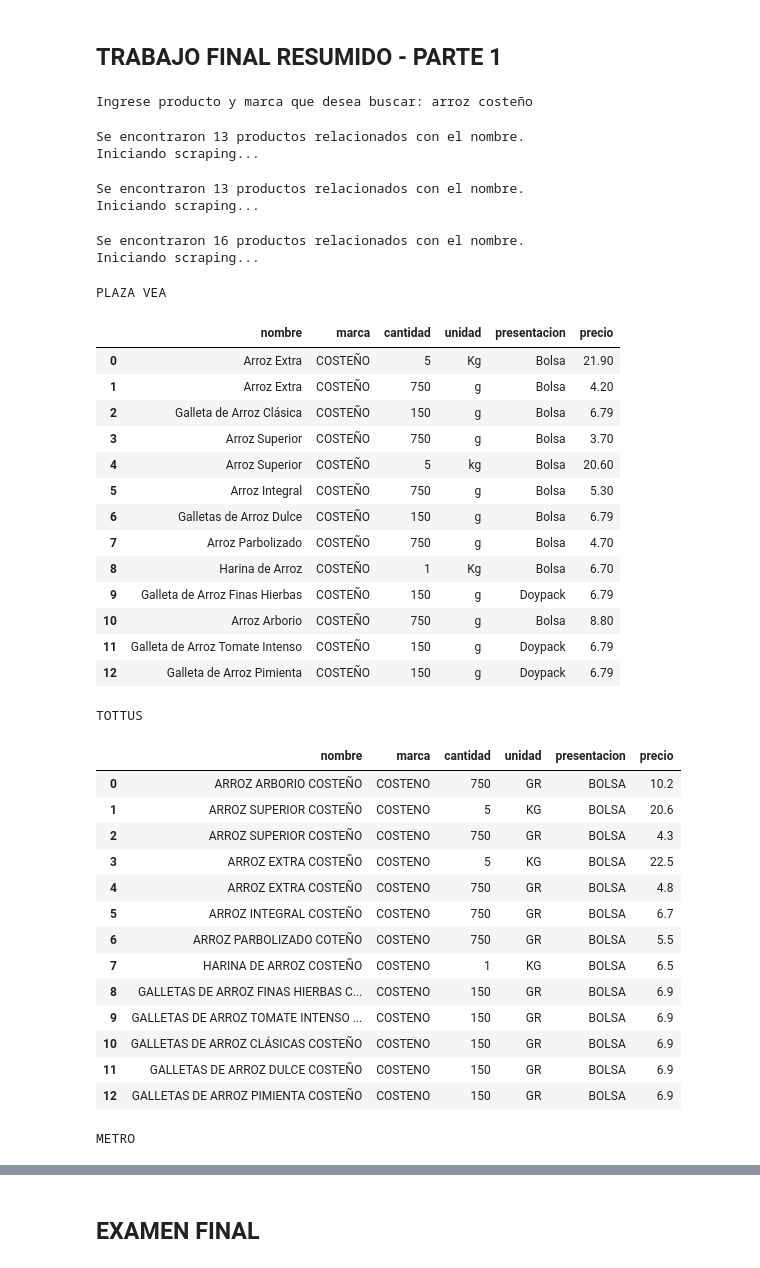
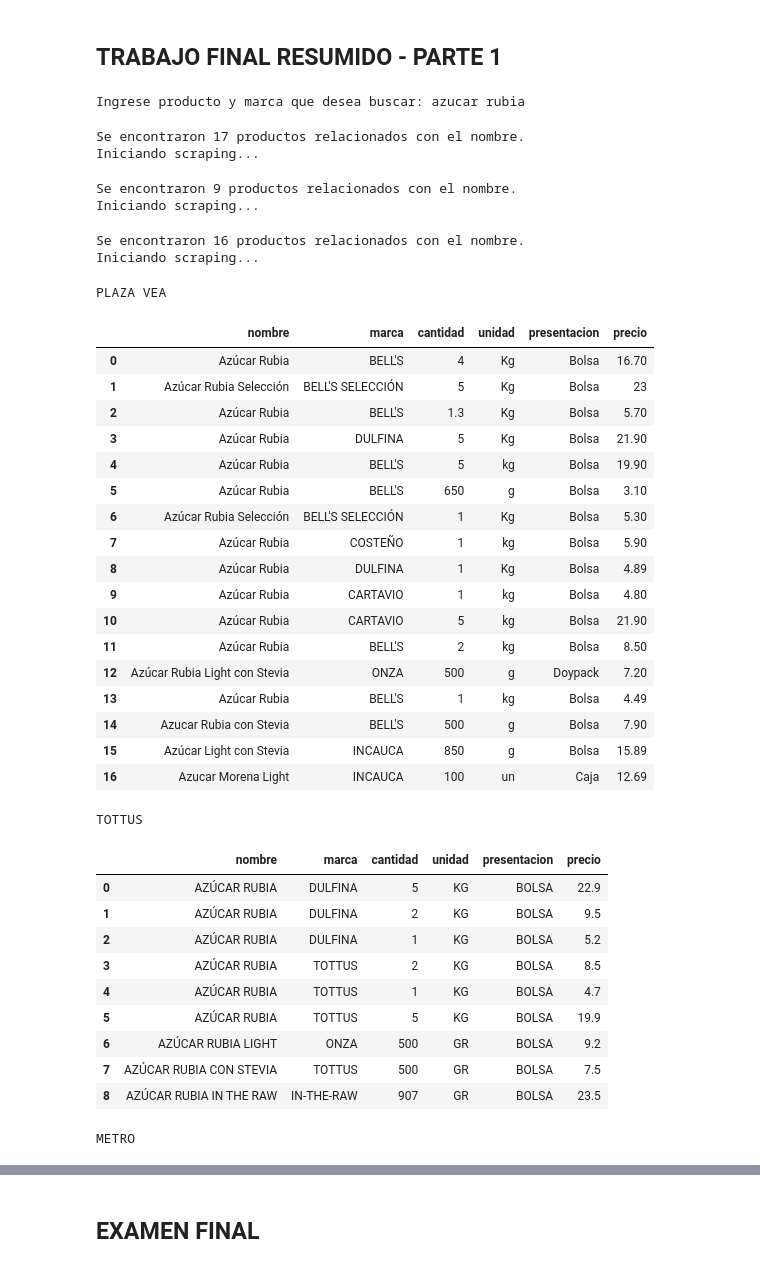
Before and after one commit to Leslie-Q/Trabajo-final-lp2, a Jupyter notebook: Trabajo final.ipynb, the cells around one changed output, grey strips where cells are left out. Saved outputs shown, nothing was run; the diff lists cells and outputs as text; code cells hidden in the pictures.

```diff
--- a/Trabajo final.ipynb
+++ b/Trabajo final.ipynb
@@ -442,8 +468,8 @@ Iniciando scraping...
 # %% [markdown]
 ### Ensamblando la automatizando de los 3 supermercados
 # %%
-PATH = 'C:/Users/LUIS/Desktop/Trabajo-final-lp2/chromedriver.exe'
-#PATH = 'C:/Users/Leslie/Desktop/LP2/Trabajo-final-lp2/chromedriver.exe'
+#PATH = 'C:/Users/LUIS/Desktop/Trabajo-final-lp2/chromedriver.exe'
+PATH = 'C:/Users/Leslie/Desktop/LP2/Trabajo-final-lp2/chromedriver.exe'
 
 # Juntamos las 3 automatizaciones antes realizadas con una busqueda unica
 producto_buscar = input('Ingrese producto que desea buscar: ')
@@ -1015,8 +1041,8 @@ Estructura_info_metro(df_metro)
 # %%
 
 def web_driver_plazavea(producto_buscar):
-    PATH = 'C:/Users/LUIS/Desktop/Trabajo-final-lp2/chromedriver.exe'
-    #PATH= 'C:/Users/Leslie/Desktop/LP2/Trabajo-final-lp2/chromedriver.exe'
+    #PATH = 'C:/Users/LUIS/Desktop/Trabajo-final-lp2/chromedriver.exe'
+    PATH= 'C:/Users/Leslie/Desktop/LP2/Trabajo-final-lp2/chromedriver.exe'
 
     url = 'https://www.plazavea.com.pe/search/?_query='+ producto_buscar
 
@@ -1035,8 +1061,8 @@ def web_driver_plazavea(producto_buscar):
     return df_plazavea
 
 def web_driver_tottus(producto_buscar):
-    PATH = 'C:/Users/LUIS/Desktop/Trabajo-final-lp2/chromedriver.exe'
-    #PATH= 'C:/Users/Leslie/Desktop/LP2/Trabajo-final-lp2/chromedriver.exe'
+    #PATH = 'C:/Users/LUIS/Desktop/Trabajo-final-lp2/chromedriver.exe'
+    PATH= 'C:/Users/Leslie/Desktop/LP2/Trabajo-final-lp2/chromedriver.exe'
 
     url = 'https://www.tottus.com.pe/buscar?q='+ producto_buscar
 
@@ -1055,8 +1081,8 @@ def web_driver_tottus(producto_buscar):
     return df_tottus
 
 def web_driver_metro(producto_buscar):
-    PATH = 'C:/Users/LUIS/Desktop/Trabajo-final-lp2/chromedriver.exe'
-    #PATH= 'C:/Users/Leslie/Desktop/LP2/Trabajo-final-lp2/chromedriver.exe'
+    #PATH = 'C:/Users/LUIS/Desktop/Trabajo-final-lp2/chromedriver.exe'
+    PATH= 'C:/Users/Leslie/Desktop/LP2/Trabajo-final-lp2/chromedriver.exe'
 
     url = 'https://www.metro.pe/busca/?ft='+ producto_buscar
 
@@ -1079,64 +1105,64 @@ def web_driver_metro(producto_buscar):
 # %%
 from IPython.display import display_html
 
-PATH = 'C:/Users/LUIS/Desktop/Trabajo-final-lp2/chromedriver.exe'
-#PATH= 'C:/Users/Leslie/Desktop/LP2/Trabajo-final-lp2/chromedriver.exe'
+#PATH = 'C:/Users/LUIS/Desktop/Trabajo-final-lp2/chromedriver.exe'
+PATH= 'C:/Users/Leslie/Desktop/LP2/Trabajo-final-lp2/chromedriver.exe'
 
 producto_buscar = input('Ingrese producto y marca que desea buscar: ')
 
 #Obteniendo la informacion en bruto de los supermercados
 df_plazavea_bruto = web_driver_plazavea(producto_buscar)
 df_tottus_bruto = web_driver_tottus(producto_buscar)
 df_metro_bruto = web_driver_metro(producto_buscar)
 
 #Estructurando la informacion de los 3
 df_plazavea_estruct = Estructura_info_plazavea(df_plazavea_bruto)
 df_tottus_estruct = Estructura_info_tottus(df_tottus_bruto)
 df_metro_estruct = Estructura_info_metro(df_metro_bruto)
 
 #Mostrando las informacion estructurada en un buen porcentaje
 df1_styler = df_plazavea_estruct.style.set_table_attributes("style='display:inline'").set_caption('PLAZA VEA')
 df2_styler = df_tottus_estruct.style.set_table_attributes("style='display:inline'").set_caption('TOTTUS')
 df3_styler = df_metro_estruct.style.set_table_attributes("style='display:inline'").set_caption('METRO')
 
 display_html(df1_styler._repr_html_()+df2_styler._repr_html_()+df3_styler._repr_html_(), raw=True)
 # %% [output]
-Ingrese producto y marca que desea buscar: arroz costeño
+Ingrese producto y marca que desea buscar: azucar rubia
-Se encontraron 13 productos relacionados con el nombre.
+Se encontraron 17 productos relacionados con el nombre.
 Iniciando scraping...
-Se encontraron 13 productos relacionados con el nombre.
+Se encontraron 9 productos relacionados con el nombre.
 Iniciando scraping...
 Se encontraron 16 productos relacionados con el nombre.
 Iniciando scraping...
 PLAZA VEA
 |  | nombre | marca | cantidad | unidad | presentacion | precio |
-| 0 | Arroz Extra | COSTEÑO | 5 | Kg | Bolsa | 21.90 |
-| 1 | Arroz Extra | COSTEÑO | 750 | g | Bolsa | 4.20 |
-| 2 | Galleta de Arroz Clásica | COSTEÑO | 150 | g | Bolsa | 6.79 |
-| 3 | Arroz Superior | COSTEÑO | 750 | g | Bolsa | 3.70 |
-| 4 | Arroz Superior | COSTEÑO | 5 | kg | Bolsa | 20.60 |
-| 5 | Arroz Integral | COSTEÑO | 750 | g | Bolsa | 5.30 |
-| 6 | Galletas de Arroz Dulce | COSTEÑO | 150 | g | Bolsa | 6.79 |
-| 7 | Arroz Parbolizado | COSTEÑO | 750 | g | Bolsa | 4.70 |
-| 8 | Harina de Arroz | COSTEÑO | 1 | Kg | Bolsa | 6.70 |
-| 9 | Galleta de Arroz Finas Hierbas | COSTEÑO | 150 | g | Doypack | 6.79 |
-| 10 | Arroz Arborio | COSTEÑO | 750 | g | Bolsa | 8.80 |
-| 11 | Galleta de Arroz Tomate Intenso | COSTEÑO | 150 | g | Doypack | 6.79 |
-| 12 | Galleta de Arroz Pimienta | COSTEÑO | 150 | g | Doypack | 6.79 |
+| 0 | Azúcar Rubia | BELL'S | 4 | Kg | Bolsa | 16.70 |
+| 1 | Azúcar Rubia Selección | BELL'S SELECCIÓN | 5 | Kg | Bolsa | 23 |
+| 2 | Azúcar Rubia | BELL'S | 1.3 | Kg | Bolsa | 5.70 |
+| 3 | Azúcar Rubia | DULFINA | 5 | Kg | Bolsa | 21.90 |
+| 4 | Azúcar Rubia | BELL'S | 5 | kg | Bolsa | 19.90 |
+| 5 | Azúcar Rubia | BELL'S | 650 | g | Bolsa | 3.10 |
+| 6 | Azúcar Rubia Selección | BELL'S SELECCIÓN | 1 | Kg | Bolsa | 5.30 |
+| 7 | Azúcar Rubia | COSTEÑO | 1 | kg | Bolsa | 5.90 |
+| 8 | Azúcar Rubia | DULFINA | 1 | Kg | Bolsa | 4.89 |
+| 9 | Azúcar Rubia | CARTAVIO | 1 | kg | Bolsa | 4.80 |
+| 10 | Azúcar Rubia | CARTAVIO | 5 | kg | Bolsa | 21.90 |
+| 11 | Azúcar Rubia | BELL'S | 2 | kg | Bolsa | 8.50 |
+| 12 | Azúcar Rubia Light con Stevia | ONZA | 500 | g | Doypack | 7.20 |
+| 13 | Azúcar Rubia | BELL'S | 1 | kg | Bolsa | 4.49 |
+| 14 | Azucar Rubia con Stevia | BELL'S | 500 | g | Bolsa | 7.90 |
+| 15 | Azúcar Light con Stevia | INCAUCA | 850 | g | Bolsa | 15.89 |
+| 16 | Azucar Morena Light | INCAUCA | 100 | un | Caja | 12.69 |
 TOTTUS
 |  | nombre | marca | cantidad | unidad | presentacion | precio |
-| 0 | ARROZ ARBORIO COSTEÑO | COSTENO | 750 | GR | BOLSA | 10.2 |
-| 1 | ARROZ SUPERIOR COSTEÑO | COSTENO | 5 | KG | BOLSA | 20.6 |
-| 2 | ARROZ SUPERIOR COSTEÑO | COSTENO | 750 | GR | BOLSA | 4.3 |
-| 3 | ARROZ EXTRA COSTEÑO | COSTENO | 5 | KG | BOLSA | 22.5 |
-| 4 | ARROZ EXTRA COSTEÑO | COSTENO | 750 | GR | BOLSA | 4.8 |
-| 5 | ARROZ INTEGRAL COSTEÑO | COSTENO | 750 | GR | BOLSA | 6.7 |
-| 6 | ARROZ PARBOLIZADO COTEÑO | COSTENO | 750 | GR | BOLSA | 5.5 |
-| 7 | HARINA DE ARROZ COSTEÑO | COSTENO | 1 | KG | BOLSA | 6.5 |
-| 8 | GALLETAS DE ARROZ FINAS HIERBAS C... | COSTENO | 150 | GR | BOLSA | 6.9 |
-| 9 | GALLETAS DE ARROZ TOMATE INTENSO ... | COSTENO | 150 | GR | BOLSA | 6.9 |
-| 10 | GALLETAS DE ARROZ CLÁSICAS COSTEÑO | COSTENO | 150 | GR | BOLSA | 6.9 |
-| 11 | GALLETAS DE ARROZ DULCE COSTEÑO | COSTENO | 150 | GR | BOLSA | 6.9 |
-| 12 | GALLETAS DE ARROZ PIMIENTA COSTEÑO | COSTENO | 150 | GR | BOLSA | 6.9 |
+| 0 | AZÚCAR RUBIA | DULFINA | 5 | KG | BOLSA | 22.9 |
+| 1 | AZÚCAR RUBIA | DULFINA | 2 | KG | BOLSA | 9.5 |
+| 2 | AZÚCAR RUBIA | DULFINA | 1 | KG | BOLSA | 5.2 |
+| 3 | AZÚCAR RUBIA | TOTTUS | 2 | KG | BOLSA | 8.5 |
+| 4 | AZÚCAR RUBIA | TOTTUS | 1 | KG | BOLSA | 4.7 |
+| 5 | AZÚCAR RUBIA | TOTTUS | 5 | KG | BOLSA | 19.9 |
+| 6 | AZÚCAR RUBIA LIGHT | ONZA | 500 | GR | BOLSA | 9.2 |
+| 7 | AZÚCAR RUBIA CON STEVIA | TOTTUS | 500 | GR | BOLSA | 7.5 |
+| 8 | AZÚCAR RUBIA IN THE RAW | IN-THE-RAW | 907 | GR | BOLSA | 23.5 |
 METRO
 |  | nombre | marca | cantidad | unidad | presentacion | precio |
```
Also changed, not shown: parts of 24 cells of this notebook, 2 other files.
